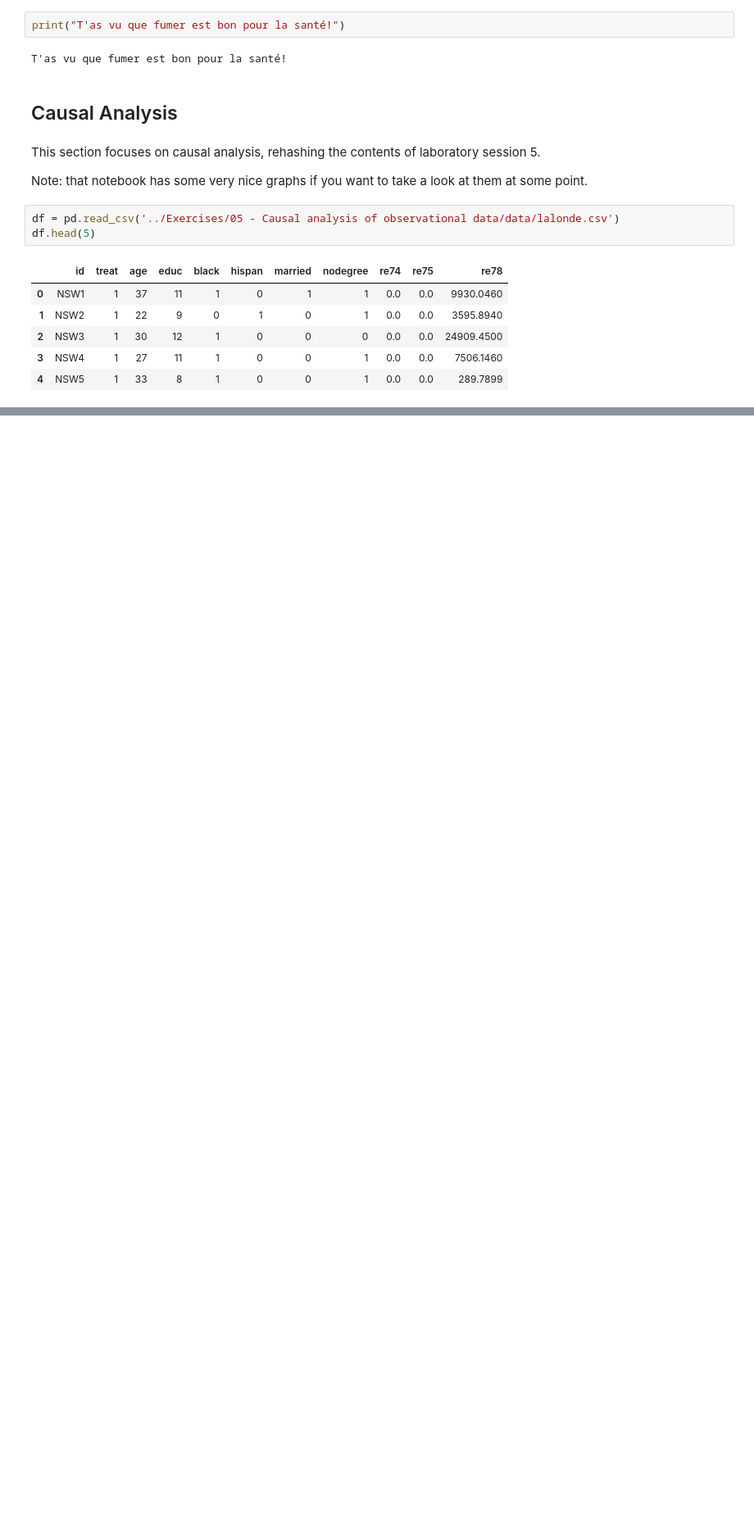
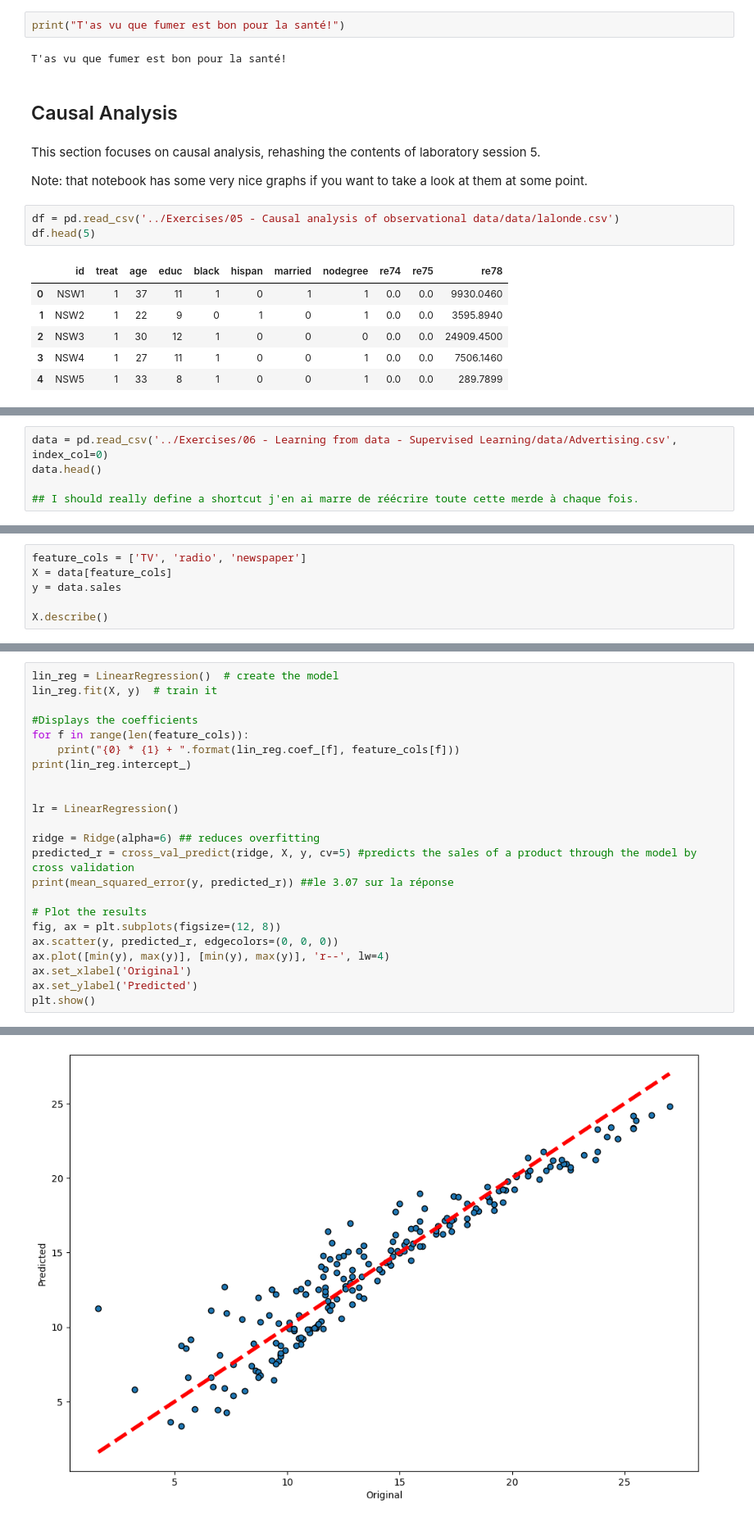
Before and after one commit to kabdelno/PersonalRepo-CS401, a Jupyter notebook: ExamPrep/MasterNotebook.ipynb, the cells around one changed output, grey strips where cells are left out. Shown at 82% size. Cells and saved outputs as stored; diff of their text form; blank space fills up the shorter version.

```diff
--- a/ExamPrep/MasterNotebook.ipynb
+++ b/ExamPrep/MasterNotebook.ipynb
@@ -935,0 +1050,5 @@ e st
+# %%
+data = pd.read_csv('../Exercises/06 - Learning from data - Supervised Learning/data/Advertising.csv', index_col=0)
+data.head()
+
+## I should really define a shortcut j'en ai marre de réécrire toute cette merde à chaque fois.
@@ -935,0 +1064,6 @@ e st
+# %%
+feature_cols = ['TV', 'radio', 'newspaper']
+X = data[feature_cols]
+y = data.sales
+
+X.describe()
@@ -935,0 +1080,24 @@ e st
+# %%
+lin_reg = LinearRegression()  # create the model
+lin_reg.fit(X, y)  # train it
+
+#Displays the coefficients
+for f in range(len(feature_cols)):
+    print("{0} * {1} + ".format(lin_reg.coef_[f], feature_cols[f]))
+print(lin_reg.intercept_)
+
+
+lr = LinearRegression()
+
+ridge = Ridge(alpha=6) ## reduces overfitting
+predicted_r = cross_val_predict(ridge, X, y, cv=5) #predicts the sales of a product through the model by cross validation
+print(mean_squared_error(y, predicted_r)) ##le 3.07 sur la réponse
+
+# Plot the results
+fig, ax = plt.subplots(figsize=(12, 8))
+ax.scatter(y, predicted_r, edgecolors=(0, 0, 0))
+ax.plot([min(y), max(y)], [min(y), max(y)], 'r--', lw=4)
+ax.set_xlabel('Original')
+ax.set_ylabel('Predicted')
+plt.show()
+# %% [output]
@@ -935,0 +1109 @@ e st
+[figure, added]
```
Also changed, not shown: parts of 55 cells of this notebook.
